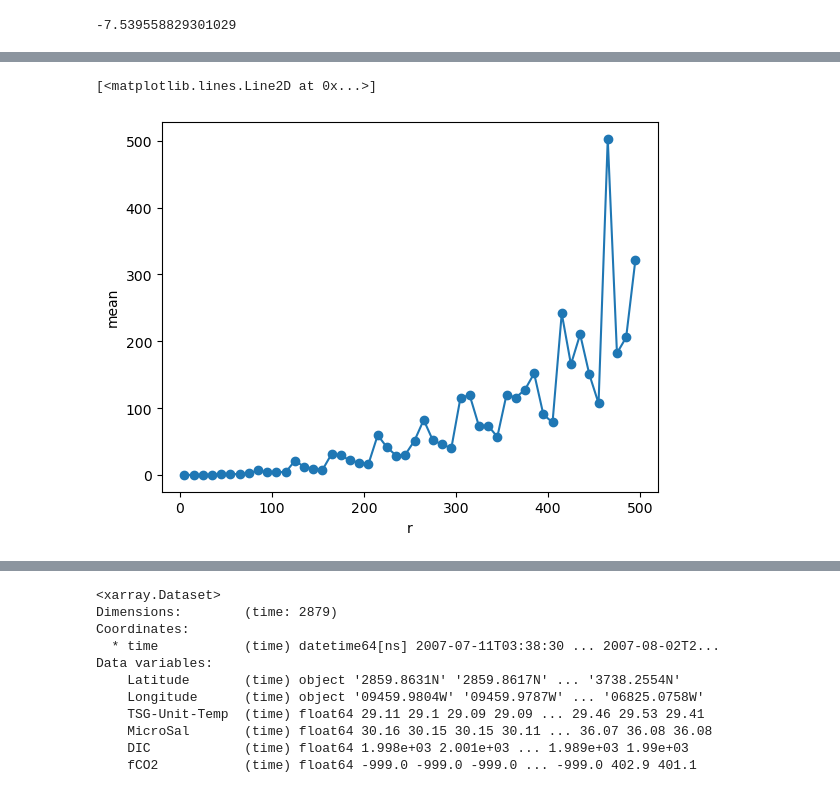
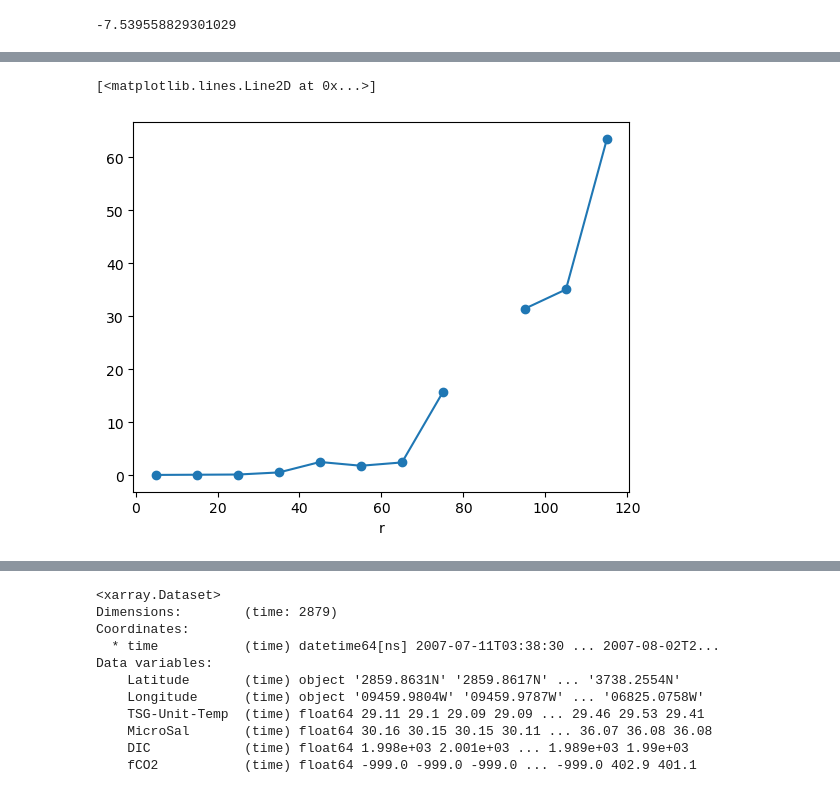
Before and after one commit to galendal/ACTOM_sites, a Jupyter notebook: power_analysis.ipynb, the cells around one changed output, grey strips where cells are left out. Cells and saved outputs as stored; diff of their text form; code cells hidden in the pictures.

```diff
--- a/power_analysis.ipynb
+++ b/power_analysis.ipynb
@@ -69,7 +73,10 @@ def read_one(filenm='Temp_data/statistics_24.nc',verbose=False):
 # %%
-files=glob.glob('Temp_data/statistics_*[0-99].nc')
+
+files=glob.glob(path + 'statistics_*[0-99].nc')
 all_stat=[]
 for file in files:
-    all_stat.append(read_one(file))
+    #print(file)
+    all_stat.append(read_one(filenm=file,verbose=False))
 
 all_stat=xr.concat(all_stat,dim='source')
+all_stat=all_stat.assign_coords(r=('r_bins',np.asarray([v.mid for v in all_stat['r_bins'].values] ))).drop('r_bins')
@@ -93,0 +103,3 @@ Data variables:
+# %%
+stata=all_stat.mean(dim='source')
+stata.to_netcdf('To_Parisa/statistics.nc')
@@ -114,3 +129,0 @@ Coordinates:
-# %%
-stata=stata.assign_coords(r=('r_bins',np.asarray([v.mid for v in stata['r_bins'].values] )))
-stata
@@ -297,7 +256,7 @@ np.log(np.sqrt(1+stata['var']/sigma**2)).plot()
 scale=400/stata['mean'].max()
 # %%
 Delta=scale*stata['mean']
-sigma_D=scale*np.sqrt(stata['mean'])
+sigma_D=scale*np.sqrt(stata['var'])
 # %%
 sigma_D
 # %% [output]
@@ -319,11 +278,11 @@ Coordinates:
   * r_bins   (r_bins) object (0, 10] (10, 20] ... (2970, 2980] (2980, 2990]
     r        (r_bins) float64 5.0 15.0 25.0 ... 2.965e+03 2.975e+03 2.985e+03
 # %%
-N_res=(np.log(alpha)/(0*np.log(np.sqrt(1+sigma_D**2/41**2))-(Delta/41)**2))
-N_res.where(N_res.r<500).plot(x='r',marker='o')
+N_res=(np.log(alpha)/(np.log(np.sqrt(1+sigma_D**2/41**2))-(Delta/41)**2))
+N_res.where(N_res>0).plot(x='r',marker='o')
 # %% [output]
 [<matplotlib.lines.Line2D at 0x...>]
-[figure, old version]
+[figure, new version]
 # %%
 np.log(np.sqrt(1+sigma_D**2/41**2)).min()
 # %% [output]
```
Also changed, not shown: parts of 47 cells of this notebook.
